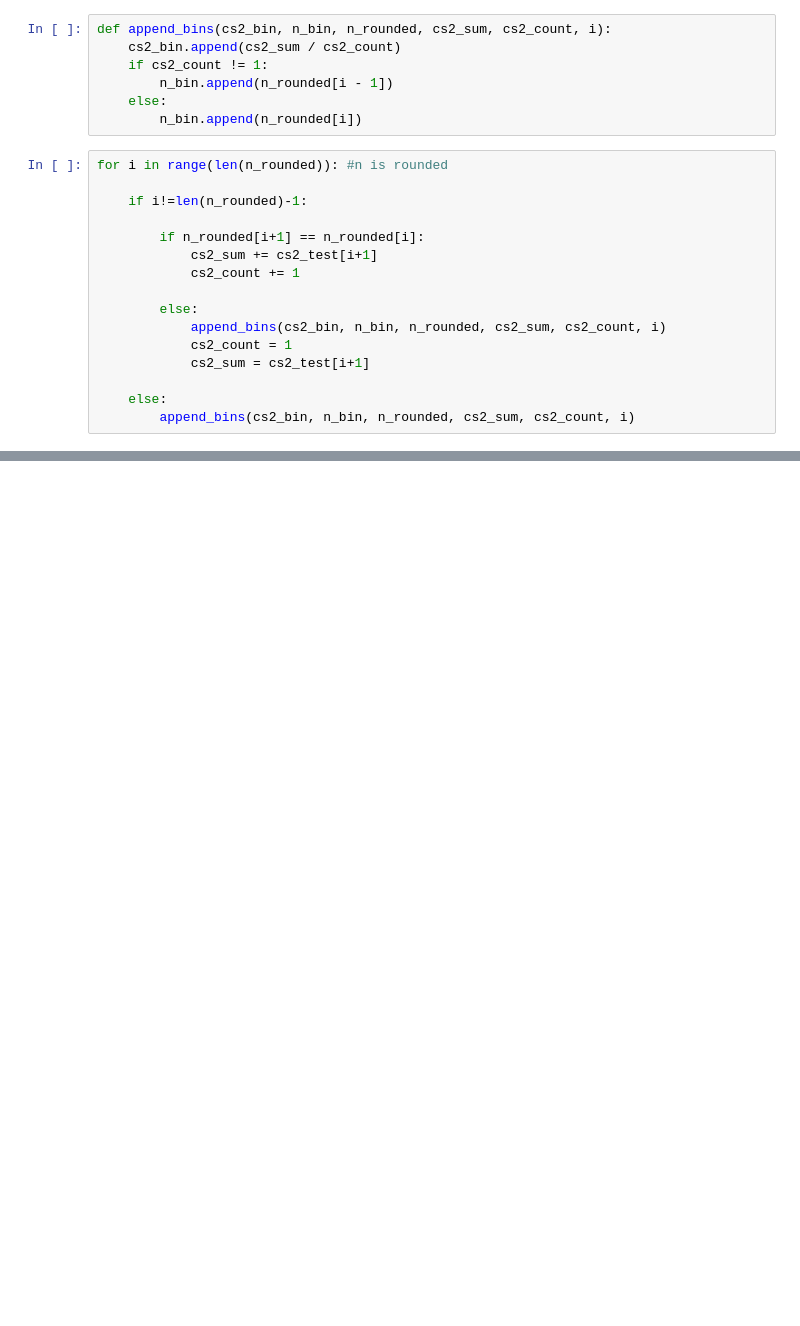
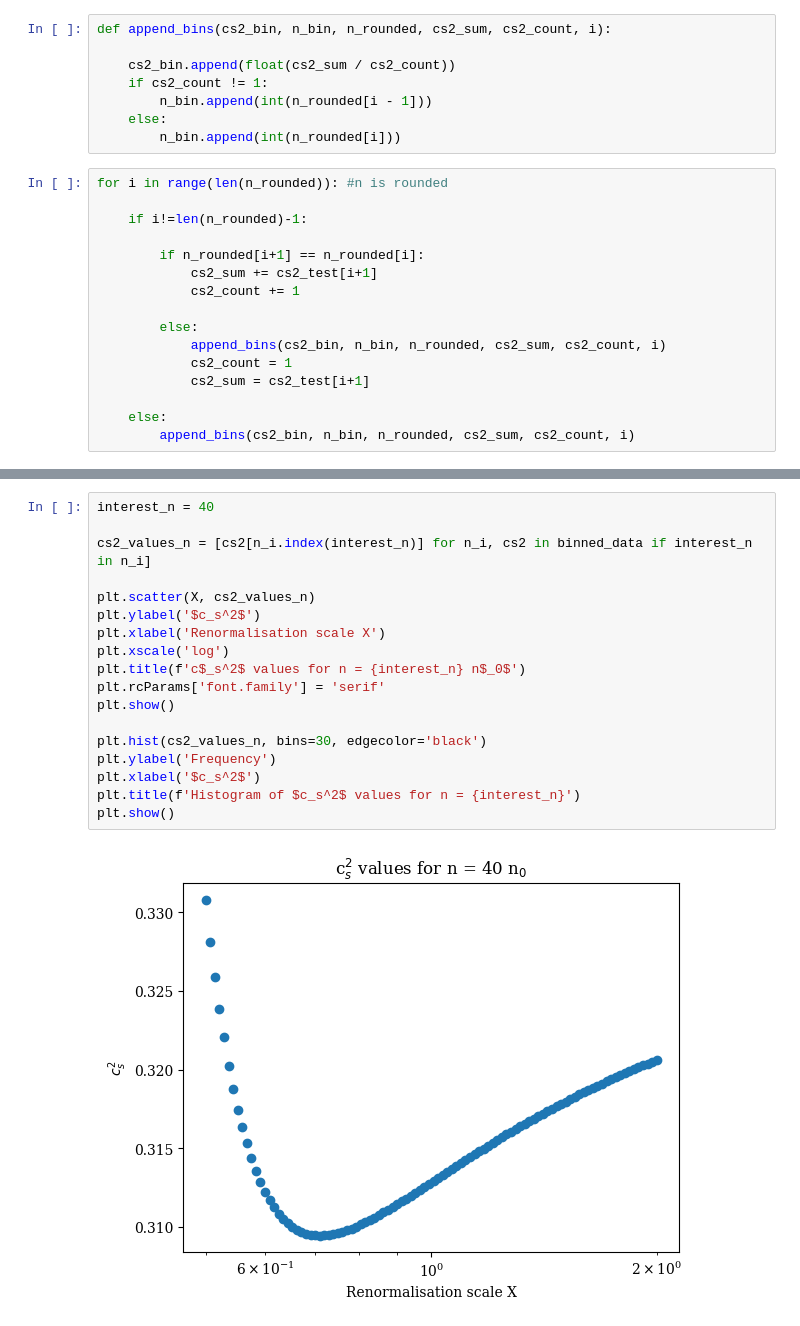
Before and after one commit to codinginrevolt/master_thesis, a Jupyter notebook: pqcd.ipynb, the cells around one changed output, grey strips where cells are left out. Drawn from its saved outputs; the diff is of its cells as text; blank space fills up the shorter version.

```diff
--- a/pqcd.ipynb
+++ b/pqcd.ipynb
@@ -96,11 +95,12 @@ cs2_bin=[]
 n_bin=[]
 # %%
 def append_bins(cs2_bin, n_bin, n_rounded, cs2_sum, cs2_count, i):
-    cs2_bin.append(cs2_sum / cs2_count)
+
+    cs2_bin.append(float(cs2_sum / cs2_count))
     if cs2_count != 1:
-        n_bin.append(n_rounded[i - 1])
+        n_bin.append(int(n_rounded[i - 1]))
     else:
-        n_bin.append(n_rounded[i])
+        n_bin.append(int(n_rounded[i]))
 # %%
 for i in range(len(n_rounded)): #n is rounded
 
@@ -121,0 +169,20 @@ now loop over all X sets
+# %%
+interest_n = 40
+
+cs2_values_n = [cs2[n_i.index(interest_n)] for n_i, cs2 in binned_data if interest_n in n_i]
+
+plt.scatter(X, cs2_values_n)
+plt.ylabel('$c_s^2$')
+plt.xlabel('Renormalisation scale X')
+plt.xscale('log')
+plt.title(f'c$_s^2$ values for n = {interest_n} n$_0$')
+plt.rcParams['font.family'] = 'serif'
+plt.show()
+
+plt.hist(cs2_values_n, bins=30, edgecolor='black')
+plt.ylabel('Frequency')
+plt.xlabel('$c_s^2$')
+plt.title(f'Histogram of $c_s^2$ values for n = {interest_n}')
+plt.show()
+# %% [output]
+[figure, added]
```
Also changed, not shown: parts of 11 cells of this notebook.
